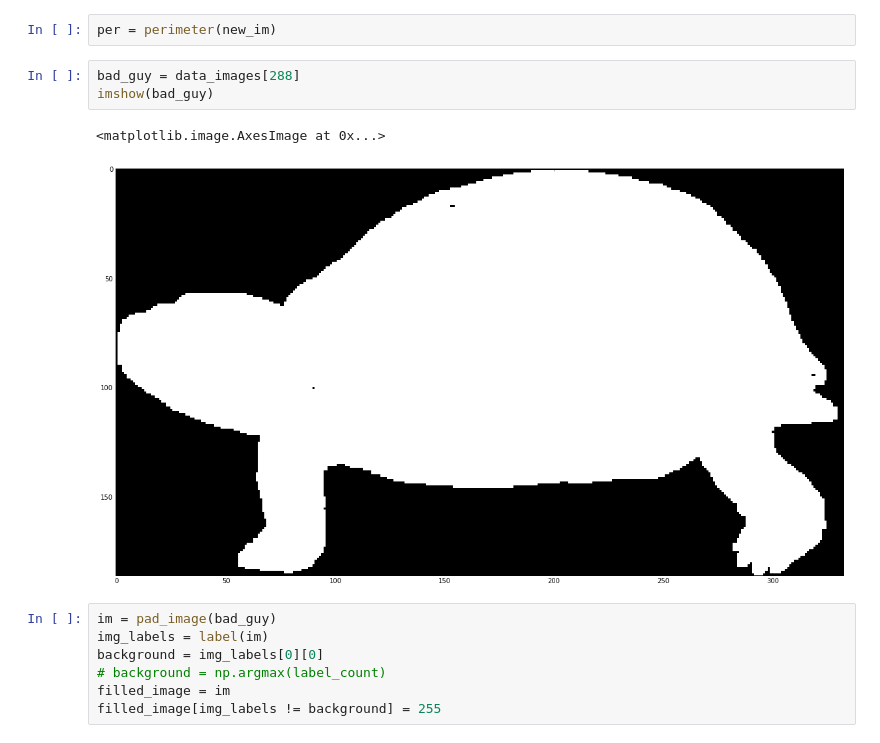
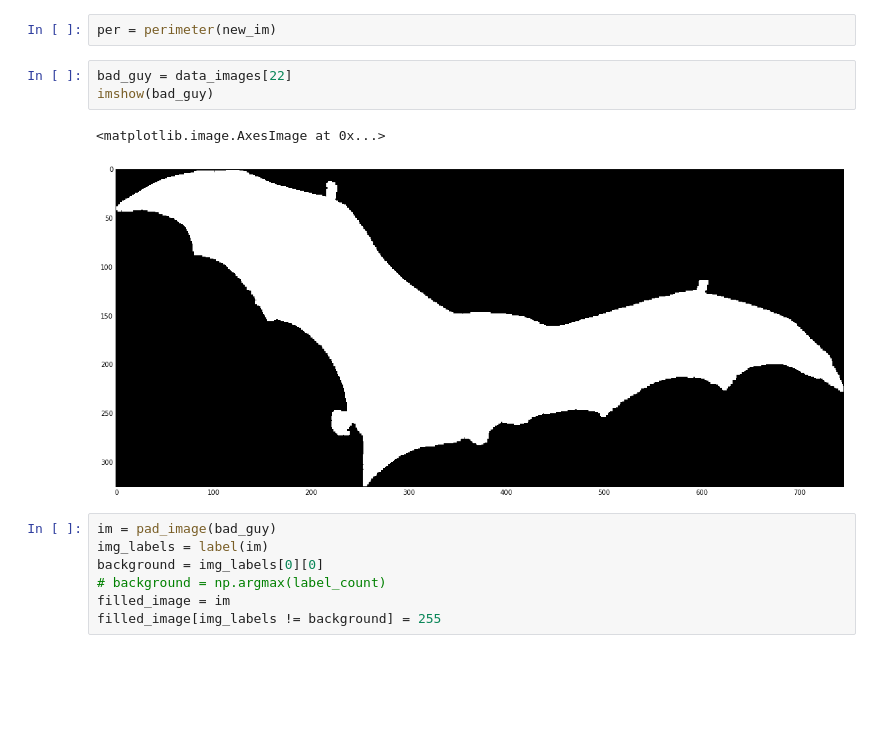
Before and after one commit to eugeniashurko/fork-recognition, a Jupyter notebook: experiments/curvature.ipynb, the cells around one changed output. Cells and saved outputs as stored; diff of their text form; blank space fills up the shorter version.

```diff
--- a/experiments/curvature.ipynb
+++ b/experiments/curvature.ipynb
@@ -426,11 +417,11 @@ new_im[new_im > 0] = 1
 # %%
 per = perimeter(new_im)
 # %%
-bad_guy = data_images[288]
+bad_guy = data_images[22]
 imshow(bad_guy)
 # %% [output]
 <matplotlib.image.AxesImage at 0x...>
-[figure, old version]
+[figure, new version]
 # %%
 im = pad_image(bad_guy)
 img_labels = label(im)
```
Also changed, not shown: parts of 11 cells of this notebook, 1 other file.
